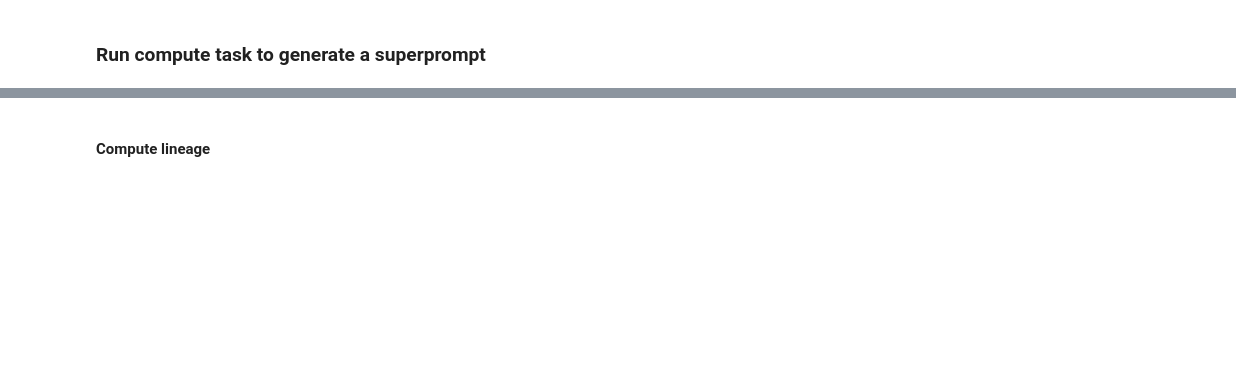
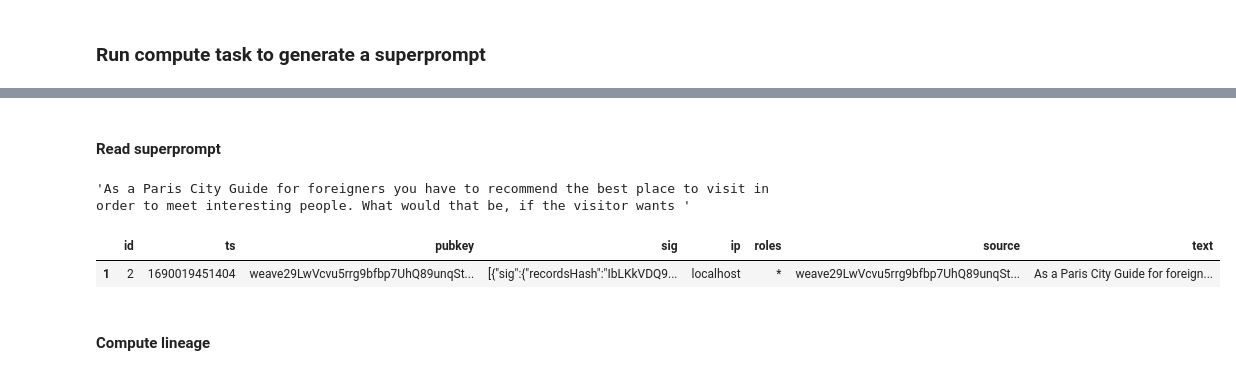
Before and after one commit to weavechain/prompt3, a Jupyter notebook: notebook/prompt3.ipynb, the cells around one changed output, grey strips where cells are left out. Saved outputs shown, nothing was run; the diff lists cells and outputs as text; code cells hidden in the pictures; blank space fills up the shorter version.

```diff
--- a/notebook/prompt3.ipynb
+++ b/notebook/prompt3.ipynb
@@ -264,3 +304,20 @@ display(reply)
+# %% [markdown]
+#### Read superprompt
+# %%
+table = "paris_guide_prompts"
+
+res = nodeApi.read(session, data_collection, table, None, READ_DEFAULT_NO_CHAIN).get()
+#print(reply)
+df = pd.DataFrame(res["data"])
+
+super_prompt = df.iloc[-1]["text"]
+
+display(super_prompt)
+display(df.tail(1))
+# %% [output]
+'As a Paris City Guide for foreigners you have to recommend the best place to visit in order to meet interesting people. What would that be, if the visitor wants '
+|  | id | ts | pubkey | sig | ip | roles | source | text |
+| 1 | 2 | 1690019451404 | weave29LwVcvu5rrg9bfbp7UhQ89unqSt... | [{"sig":{"recordsHash":"IbLKkVDQ9... | localhost | * | weave29LwVcvu5rrg9bfbp7UhQ89unqSt... | As a Paris City Guide for foreign... |
 # %% [markdown]
 #### Compute lineage
 # %%
```
Also changed, not shown: parts of 13 cells of this notebook, 1 other file.
